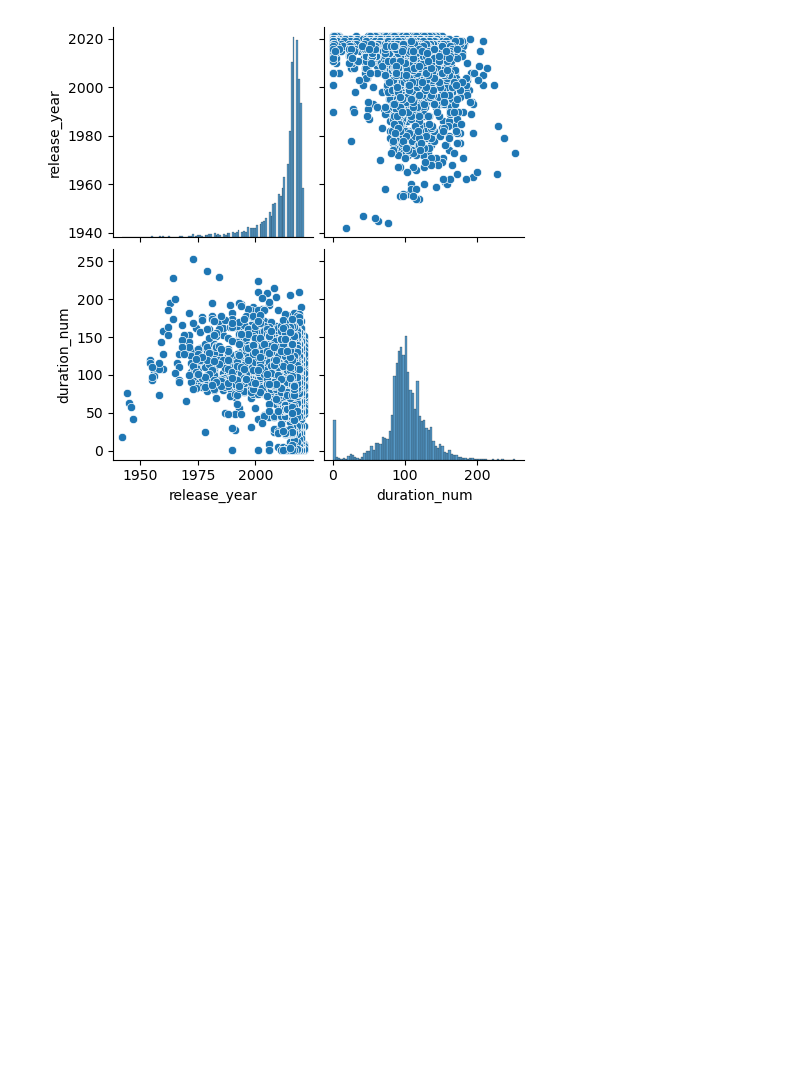
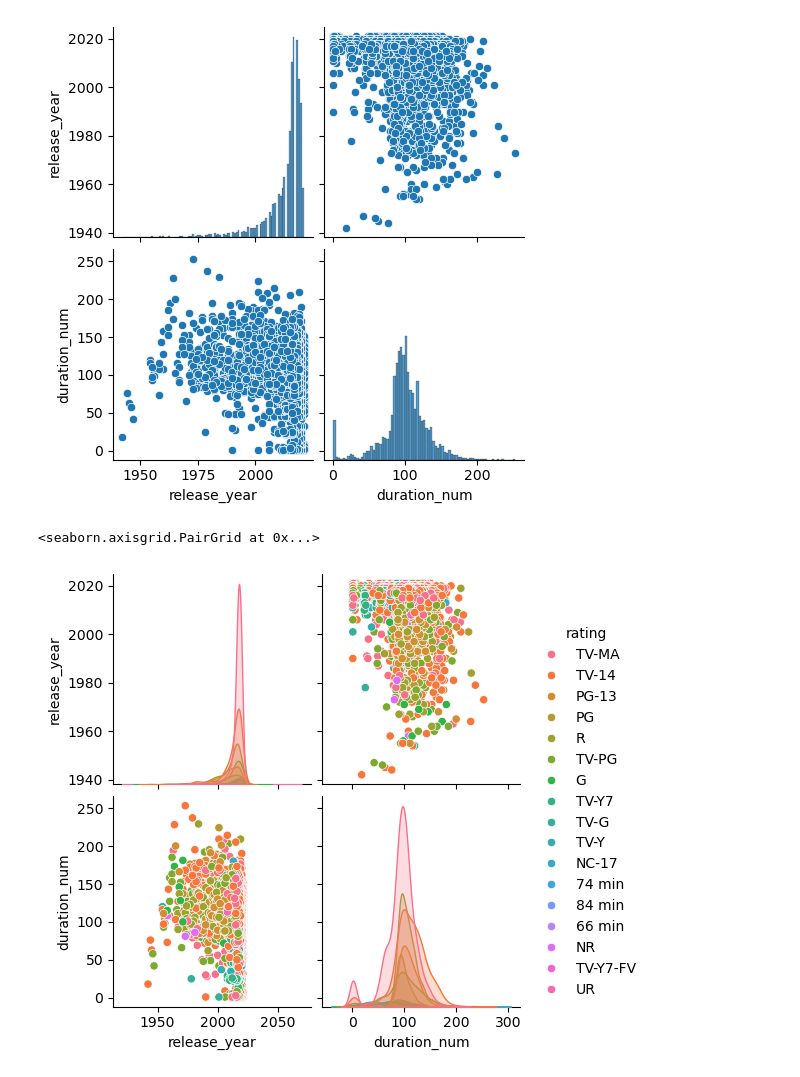
Before and after one commit to BryanHs20/Python-para-Data-Analyst, a Jupyter notebook: Python Avanzado/Data Massaging II/Data Massaging II.ipynb, the cells around one changed output. Saved outputs shown, nothing was run; the diff lists cells and outputs as text; code cells hidden in the pictures; blank space fills up the shorter version.

```diff
--- a/Python Avanzado/Data Massaging II/Data Massaging II.ipynb
+++ b/Python Avanzado/Data Massaging II/Data Massaging II.ipynb
@@ -593,3 +607,8 @@ sns.pairplot(df)
 # %% [output]
 <seaborn.axisgrid.PairGrid at 0x...>
 [figure]
+# %%
+sns.pairplot(df, hue="rating")
+# %% [output]
+<seaborn.axisgrid.PairGrid at 0x...>
+[figure, added]
```
Also changed, not shown: parts of 1 cell of this notebook, 2 other files.
